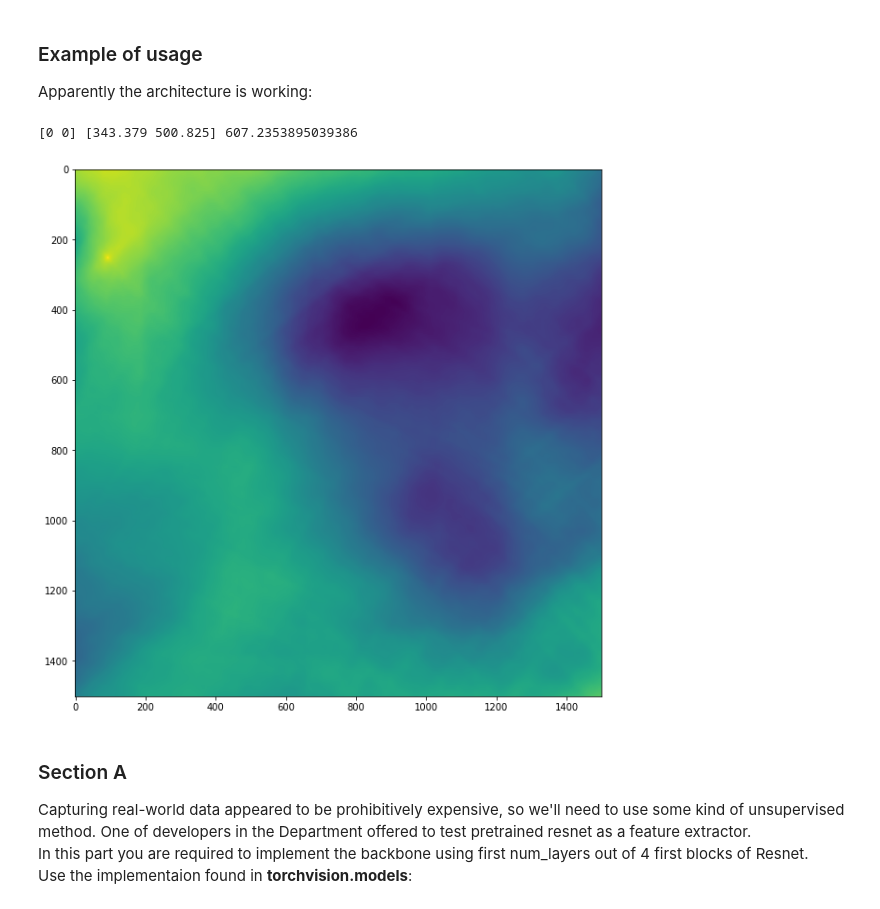
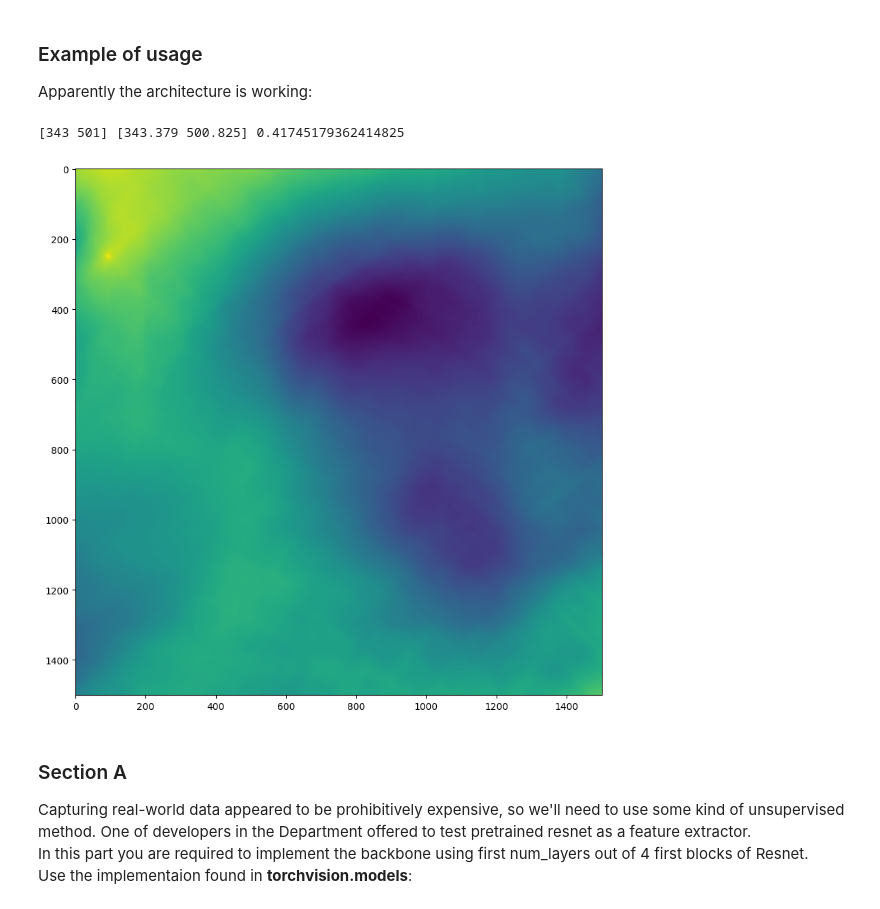
Before and after one commit to Jonatanitsko/drone_local, a Jupyter notebook: navigation_task.ipynb, the cells around one changed output. Drawn from its saved outputs; the diff is of its cells as text; code cells hidden in the pictures.

```diff
--- a/navigation_task.ipynb
+++ b/navigation_task.ipynb
@@ -307,37 +307,44 @@ def image_to_tensor(image):
     tensor = torch.from_numpy(tensor)
     return tensor
 
 
 frame = cv2.cvtColor(cv2.imread(root_fld+'seq01/frame_000.png'),cv2.COLOR_BGR2RGB)
 map_image = cv2.cvtColor(cv2.imread(root_fld+'map.png'),cv2.COLOR_BGR2RGB)
 position_gt = np.array([343.379,500.825])
 
 frame_tensor = image_to_tensor(frame)
 map_tensor = image_to_tensor(map_image)
 
 net = MatchingNet(DummyModel(),XCorr())
 device = 'cuda'
 res = net(frame_tensor.to(device),map_tensor.to(device)).to(device)
-corr = res.cpu().numpy().squeeze()
+corr = res.cpu().numpy().squeeze() # correlation between drone image and map will give the most likely places (=highest corr) on the map where our drone image might be
 
 plt.figure()
 plt.imshow(corr)
 
 
 def calc_position_from_response(response,template_shape):
     pos = np.array([0,0])
     ## Your code here:
+    # We need to find the spot which gives the highest(max) correlation between the drone img and the map
+    _, _, _, max_loc = cv2.minMaxLoc(response)
+
+    templ_h, temp_w = template_shape
+    center_x = max_loc[0] + temp_w // 2
+    center_y = max_loc[1] + templ_h // 2
+    pos = np.array([center_x, center_y])
 
     ##
     return pos
 
 
 pos = calc_position_from_response(corr,frame.shape[:2])
 
-print(pos,position_gt,np.linalg.norm(pos-gt))
+print(pos,position_gt,np.linalg.norm(pos-position_gt))
 # %% [output]
-[0 0] [343.379 500.825] 607.2353895039386
+[343 501] [343.379 500.825] 0.41745179362414825
-[figure, old version]
+[figure, new version]
 # %% [markdown]
 ### Section A
 Capturing real-world data appeared to be prohibitively expensive, so we'll need to use some kind of unsupervised method. One of developers in the Department offered to test pretrained resnet as a feature extractor.
```
